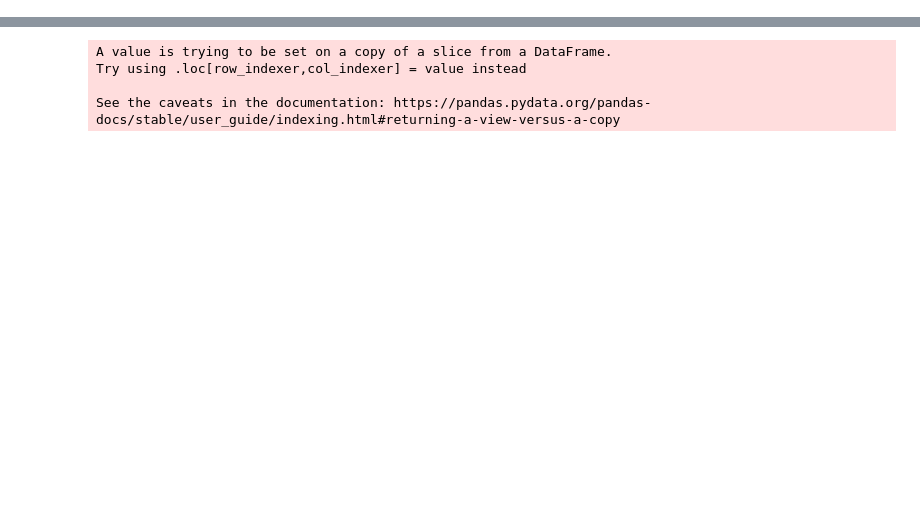
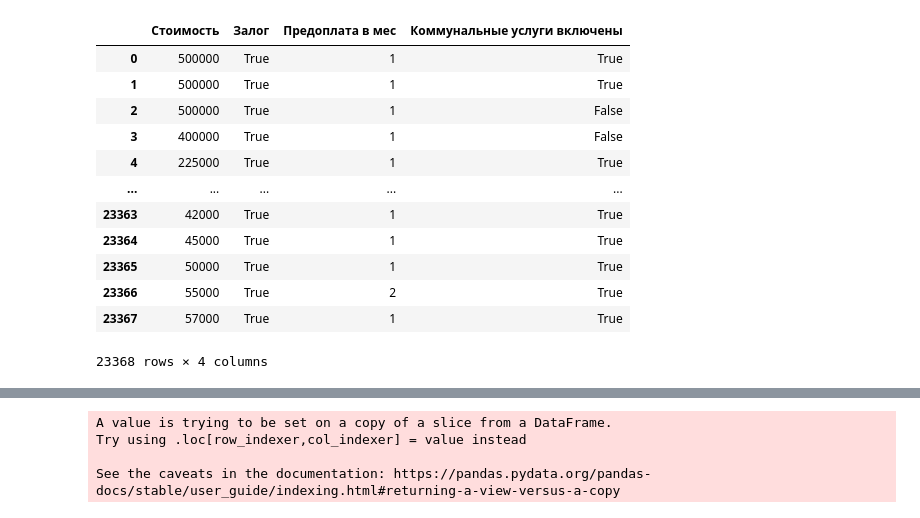
Before and after one commit to Irraris/real_project_bootcamp, a Jupyter notebook: data.ipynb, the cells around one changed output, grey strips where cells are left out. Saved outputs shown, nothing was run; the diff lists cells and outputs as text; code cells hidden in the pictures; blank space fills up the shorter version.

Commit message:
add  data.ipynb EDA.pdf

```diff
--- a/data.ipynb
+++ b/data.ipynb
@@ -14,32 +26,45 @@ df.drop('Unnamed: 0', axis=1, inplace=True)
 # %%
 l = []
 for i in df['Цена']:
     i = i.split()
     l2 = []
     price = int(float(i[0]))
     l2.append(price)
     if 'Залог' in i:
         l2.append(True)
     else:
         l2.append(False)
     if 'Предоплата' in i:
         index_mounth = i.index('Предоплата')+1
         l2.append(int(i[index_mounth]))
     else:
         l2.append(0)
     if 'Коммунальные' and 'услуги' and 'включены,' in i:
         l2.append(True)
     else:
         l2.append(False)
-
     l.append(l2)
 for i in l:
     if len(i) > 4:
         i.pop(1)
 col = ['Стоимость', 'Залог', 'Предоплата в мес', 'Коммунальные услуги включены']
 cost = pd.DataFrame(l, columns=col)
 real_cost = pd.concat([df, cost], axis=1)
-# new_data = real_cost[['Количество комнат', 'Площадь, м2', 'Дом', 'Парковка','Ремонт', 'Балкон','Лифт', 'Стоимость', 'Залог', 'Предоплата в мес', 'Коммунальные услуги включены']]
+cost
+# %% [output]
+|  | Стоимость | Залог | Предоплата в мес | Коммунальные услуги включены |
+| 0 | 500000 | True | 1 | True |
+| 1 | 500000 | True | 1 | True |
+| 2 | 500000 | True | 1 | False |
+| 3 | 400000 | True | 1 | False |
+| 4 | 225000 | True | 1 | True |
+| ... | ... | ... | ... | ... |
+| 23363 | 42000 | True | 1 | True |
+| 23364 | 45000 | True | 1 | True |
+| 23365 | 50000 | True | 1 | True |
+| 23366 | 55000 | True | 2 | True |
+| 23367 | 57000 | True | 1 | True |
+23368 rows × 4 columns
 # %%
 l2=[]
 for i in real_cost['Адрес']:
```
Also changed, not shown: parts of 9 cells of this notebook, 1 other file.
